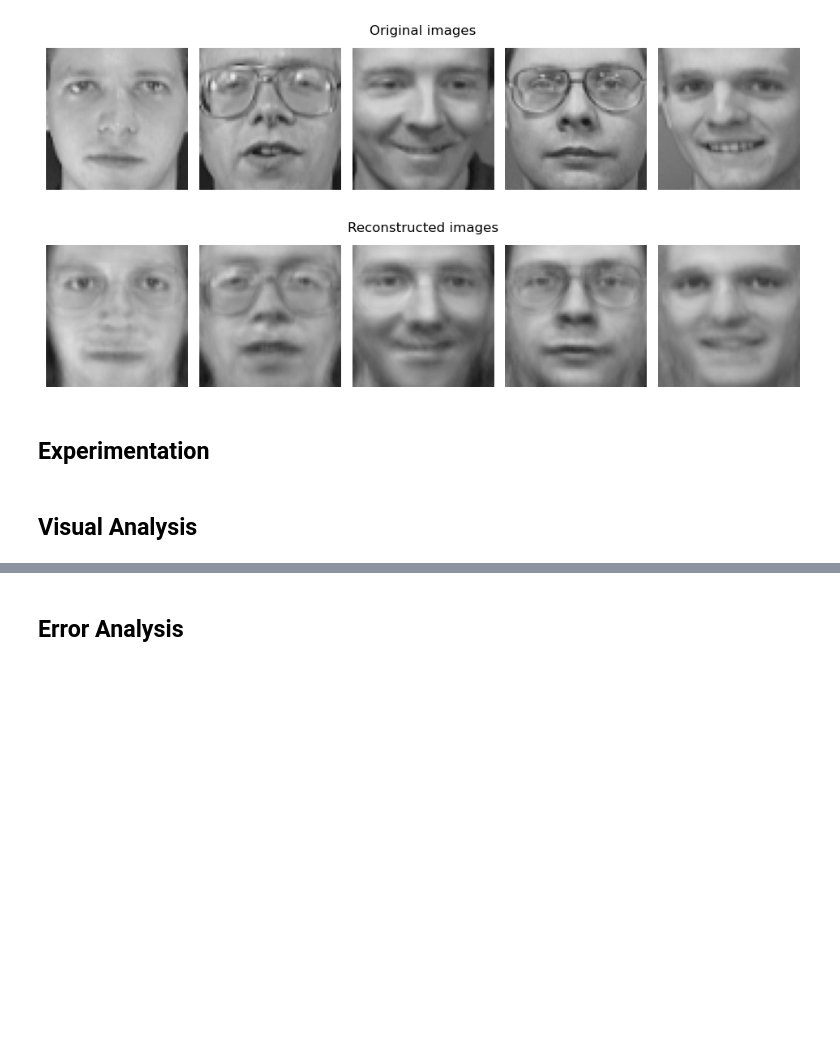
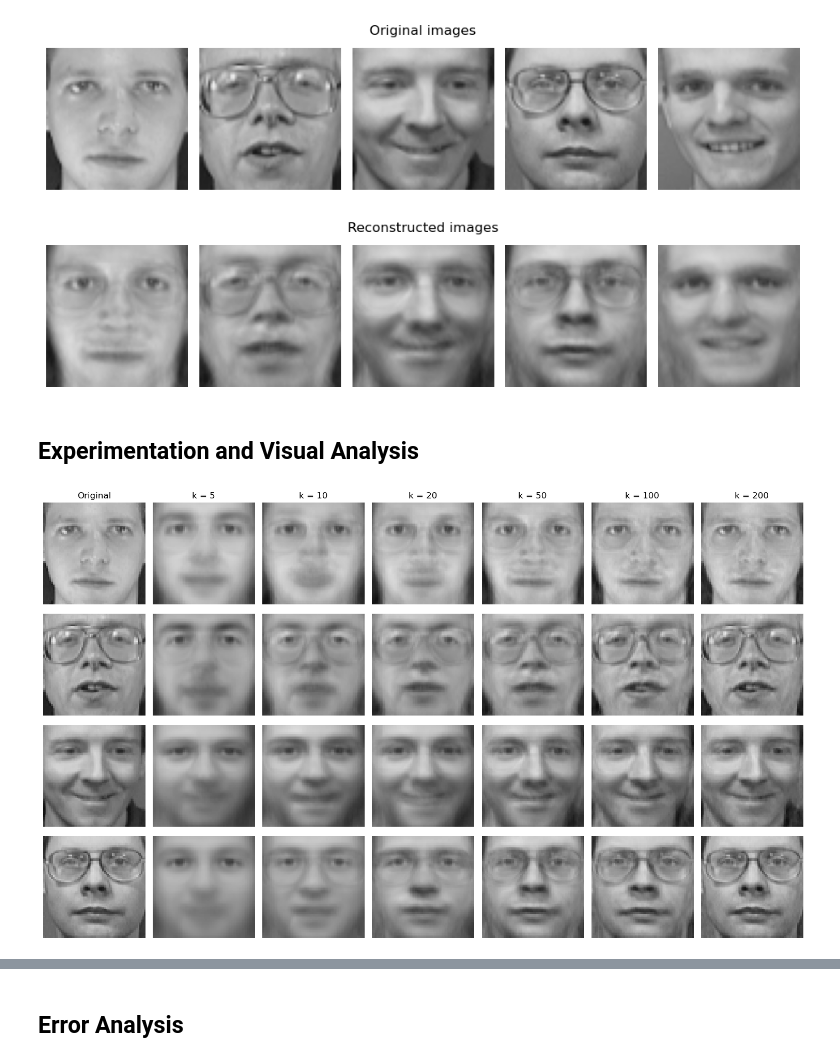
Before and after one commit to johannegg/IT3212, a Jupyter notebook: Assignment2/PCA.ipynb, the cells around one changed output, grey strips where cells are left out. Drawn from its saved outputs; the diff is of its cells as text; code cells hidden in the pictures; blank space fills up the shorter version.

Commit message:
Add experimentation and error analysis

```diff
--- a/Assignment2/PCA.ipynb
+++ b/Assignment2/PCA.ipynb
@@ -65,12 +66,20 @@ def pca_images(images, k):
         X_projected
     )
 # %%
+# Run PCA using the first 50 principal components
 k = 50
 
-X, X_centered, mean_image, eigenvalues, principal_components, X_projected = (
-    pca_images(images, k)
-)
+(
+    X,
+    X_centered,
+    mean_image,
+    eigenvalues,
+    eigenvectors,
+    principal_components,
+    X_projected
+) = pca_images(images, k)
 
+# Check the dimensions before and after PCA
 print("Image matrix:", X.shape)
 print("Principal components:", principal_components.shape)
 print("Projected data:", X_projected.shape)
@@ -111,6 +120,66 @@ plt.show()
 # %% [output]
 [figure]
 # %% [markdown]
-## Experimentation
+## Experimentation and Visual Analysis
-# %% [markdown]
-## Visual Analysis
+# %%
+k_values = [5, 10, 20, 50, 100, 200]
+image_indices = [0, 10, 20, 30]
+
+fig, axes = plt.subplots(
+    len(image_indices),
+    len(k_values) + 1,
+    figsize=(15, 9)
+)
+
+for row, image_index in enumerate(image_indices):
+
+    # Show the original image
+    axes[row, 0].imshow(
+        images[image_index],
+        cmap="gray",
+        vmin=0,
+        vmax=1
+    )
+    axes[row, 0].axis("off")
+
+    # Reconstruct the image for each value of k
+    for col, k in enumerate(k_values):
+        components = eigenvectors[:, :k]
+
+        # Project onto the selected principal components
+        X_projected_k = X_centered @ components
+
+        # Reconstruct the images in the original pixel space
+        X_reconstructed_k = (
+            X_projected_k @ components.T + mean_image
+        )
+
+        reconstructed_image = (
+            X_reconstructed_k[image_index].reshape(64, 64)
+        )
+
+        axes[row, col + 1].imshow(
+            reconstructed_image,
+            cmap="gray",
+            vmin=0,
+            vmax=1
+        )
+        axes[row, col + 1].axis("off")
+
+# Add column titles
+axes[0, 0].set_title("Original")
+
+for col, k in enumerate(k_values):
+    axes[0, col + 1].set_title(f"k = {k}")
+
+# Add labels for each person
+for row, image_index in enumerate(image_indices):
+    axes[row, 0].set_ylabel(
+        f"Person {targets[image_index]}",
+        fontsize=11
+    )
+
+plt.tight_layout()
+plt.show()
+# %% [output]
+[figure, added]
```
Also changed, not shown: parts of 4 cells of this notebook.
